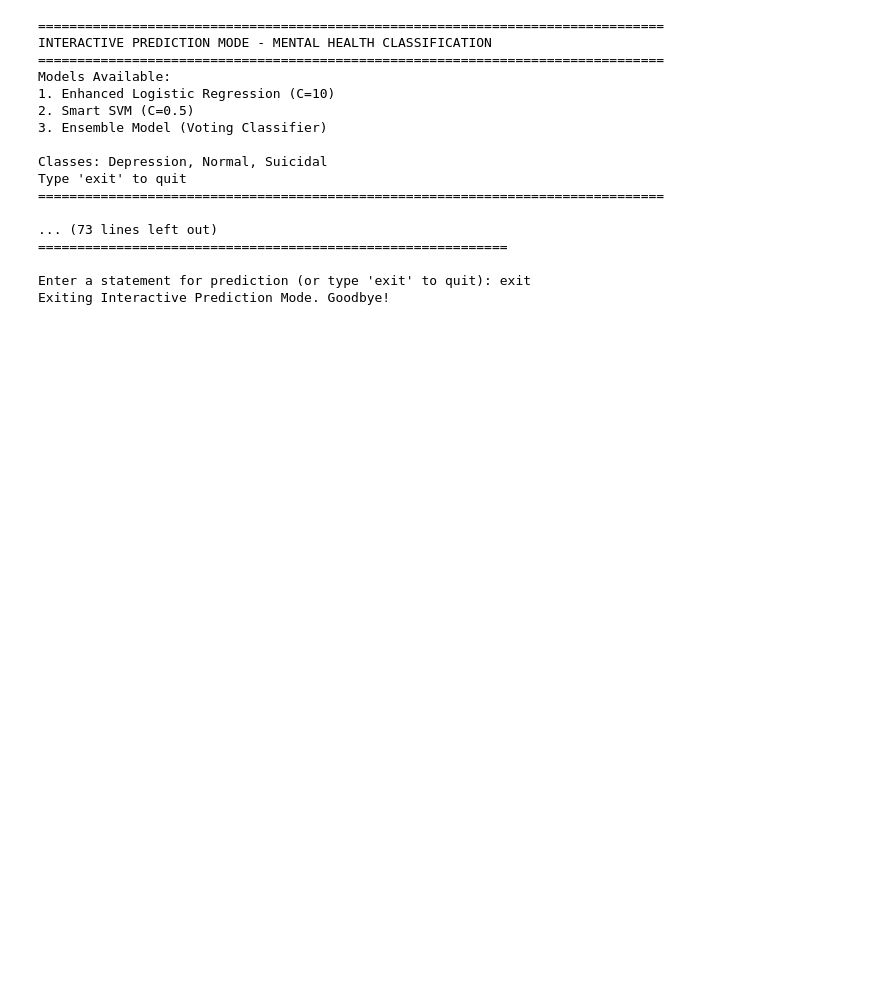
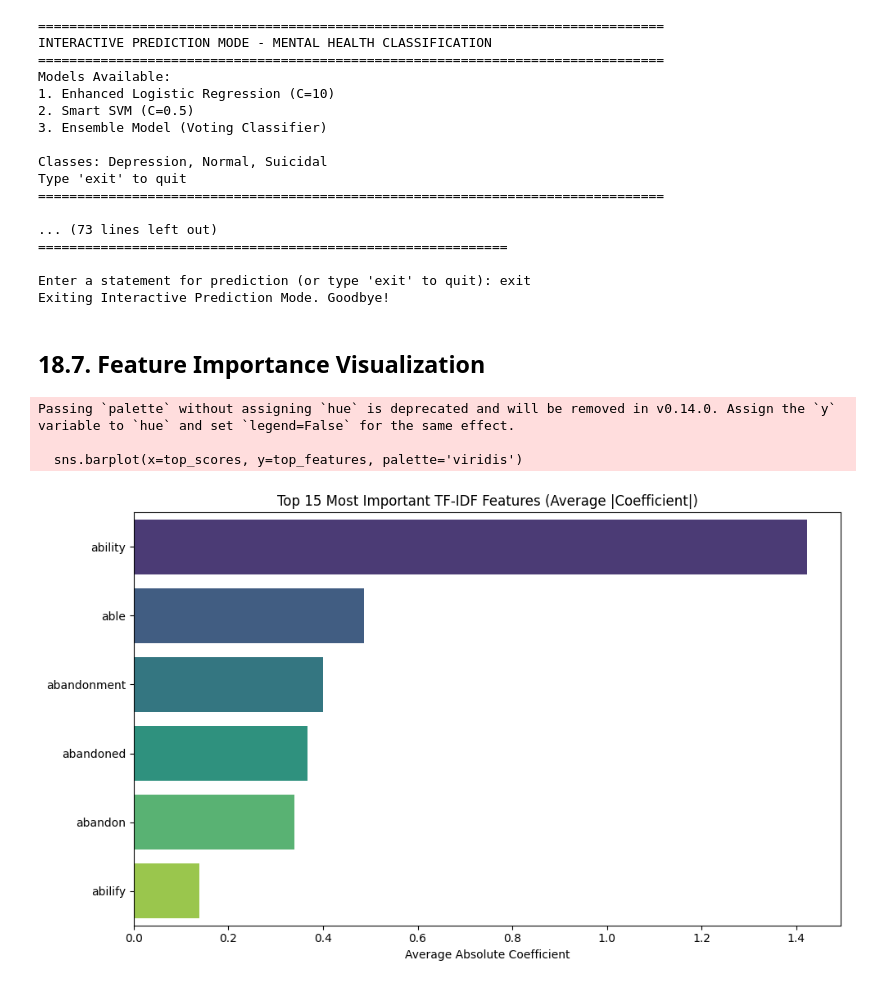
Before and after one commit to jeshmin-shrestha/Mental-Health-Classification, a Jupyter notebook: 3_Mental_Health_Classification.ipynb, the cells around one changed output. Cells and saved outputs as stored; diff of their text form; code cells hidden in the pictures; blank space fills up the shorter version.

Commit message:
Final Commit after Organizing Comments

```diff
--- a/3_Mental_Health_Classification.ipynb
+++ b/3_Mental_Health_Classification.ipynb
@@ -1792,15 +2046,17 @@ models_path = '/content/drive/MyDrive/AML/23048596 Jeshmin Shrestha/'
 
 # Load models
 tfidf_baseline = joblib.load(os.path.join(models_path, 'tfidf_baseline.pkl'))
-enhanced_lr = joblib.load(os.path.join(models_path, 'lr_enhanced_model.pkl'))
+enhanced_lr  sa= joblib.load(os.path.join(models_path, 'lr_enhanced_model.pkl'))
 svm_smart = joblib.load(os.path.join(models_path, 'svm_smart_model.pkl'))
 ensemble_model = joblib.load(os.path.join(models_path, 'ensemble_model.pkl'))
+stacking_model = joblib.load(os.path.join(models_path, 'stacking_model.pkl'))
 
 print("Models loaded successfully")
 print(f"TF-IDF Vectorizer: {tfidf_baseline}")
 print(f"Enhanced Logistic Regression: {enhanced_lr}")
 print(f"Smart SVM: {svm_smart}")
 print(f"Ensemble Model: {ensemble_model}")
+print(f"Stacking Model: {stacking_model}")
 # %% [output]
 Models loaded successfully
 TF-IDF Vectorizer: TfidfVectorizer(max_features=5000, stop_words='english')
@@ -2074,3 +2345,37 @@ Type 'exit' to quit
 
 Enter a statement for prediction (or type 'exit' to quit): exit
 Exiting Interactive Prediction Mode. Goodbye!
+# %% [markdown]
+## 18.7. Feature Importance Visualization
+# %%
+# After fitting your best model
+import numpy as np
+import pandas as pd
+import matplotlib.pyplot as plt
+import seaborn as sns
+
+# Get feature names from TF-IDF
+feature_names = tfidf_baseline.get_feature_names_out()
+
+# Average absolute coefficients across classes (for interpretability)
+# For  Stacking
+coefs = np.abs(stacking_model.final_estimator_.coef_).mean(axis=0)  # or use enhanced_lr.coef_.mean(0)
+
+# Top 15
+top_n = 15
+top_indices = np.argsort(coefs)[-top_n:][::-1]
+top_features = feature_names[top_indices]
+top_scores = coefs[top_indices]
+
+plt.figure(figsize=(10, 6))
+sns.barplot(x=top_scores, y=top_features, palette='viridis')
+plt.title('Top 15 Most Important TF-IDF Features (Average |Coefficient|)')
+plt.xlabel('Average Absolute Coefficient')
+plt.tight_layout()
+plt.savefig('/content/drive/MyDrive/AML/23048596 Jeshmin Shrestha/top_tfidf_features.png', dpi=300, bbox_inches='tight')
+plt.show()
+# %% [output]
+Passing `palette` without assigning `hue` is deprecated and will be removed in v0.14.0. Assign the `y` variable to `hue` and set `legend=False` for the same effect.
+
+  sns.barplot(x=top_scores, y=top_features, palette='viridis')
+[figure, added]
```
Also changed, not shown: parts of 113 cells of this notebook.
